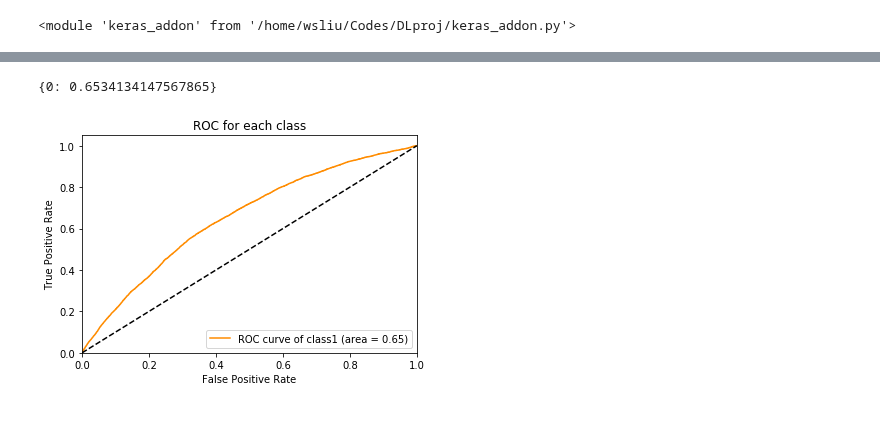
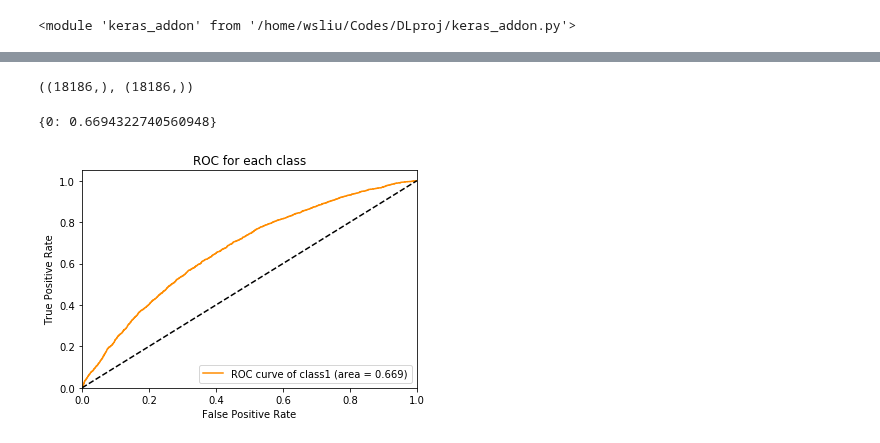
Before and after one commit to wenshuoliu/DLproj, a Jupyter notebook: NRD/Prediction_by_comorbidities.ipynb, the cells around one changed output, grey strips where cells are left out. Cells and saved outputs as stored; diff of their text form; code cells hidden in the pictures.

Commit message:
NRD: start prediction by raw ICD codes.

```diff
--- a/NRD/Prediction_by_comorbidities.ipynb
+++ b/NRD/Prediction_by_comorbidities.ipynb
@@ -216,11 +240,25 @@ AUC: 0.640
+# %%
+X_tst = tst_df[['AGE', 'FEMALE']+comorb].values
+X_tst[:, 0] = (X_tst[:, 0] - mean_age)/sigma_age
+
+hosp_tst_series = tst_df['HOSP_NRD'].astype(int).astype('category')
+
+hosp_tst_series = hosp_tst_series.cat.rename_categories(range(n_cat))
+hosp_tst = hosp_tst_series.astype(int).values
 # %%
-model.load_weights(model_path+'ami_comorb1.h5')
+model.load_weights(model_path+'ami_comorb_auc1.h5')
 # %%
-y_pred = model.predict([X_test, hosp_test], batch_size=128)
+y_pred = model.predict([X_tst, hosp_tst], batch_size=256)
 # %%
 y_pred = y_pred[:,1]
+# %%
+y_true = tst_df['readm30'].values
+# %%
+y_pred.shape, y_true.shape
+# %% [output]
+((18186,), (18186,))
 # %%
-plot_roc(y_pred, y_test)
+plot_roc(y_pred, y_true)
 # %% [output]
-{0: 0.6534134147567865}
+{0: 0.6694322740560948}
-[figure, old version]
+[figure, new version]
```
Also changed, not shown: parts of 12 cells of this notebook, 1 other file.
